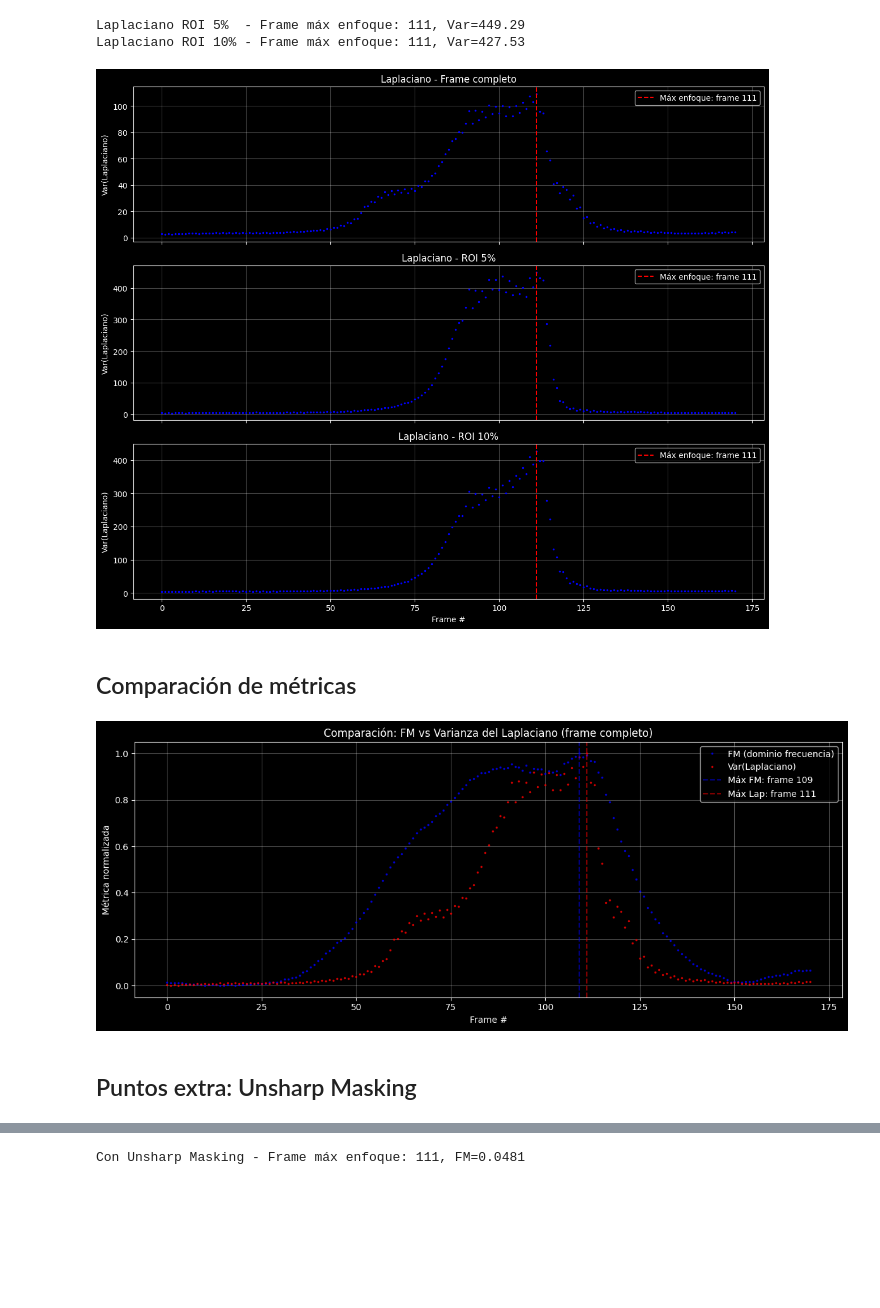
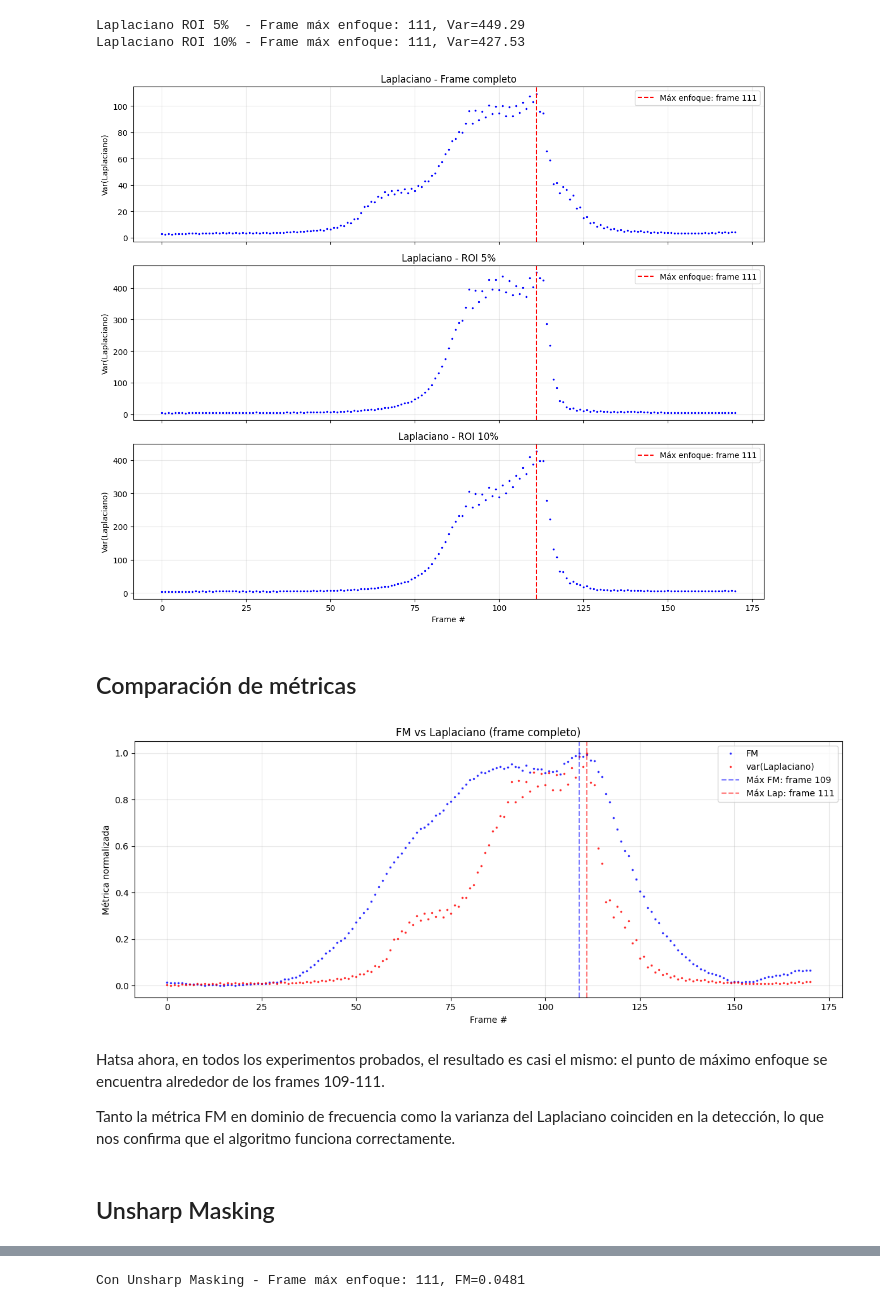
Before and after one commit to jpskobalski/tp_vision_computadora, a Jupyter notebook: tp_2/TP_2.ipynb, the cells around one changed output, grey strips where cells are left out. Cells and saved outputs as stored; diff of their text form; code cells hidden in the pictures; blank space fills up the shorter version.

```diff
--- a/tp_2/TP_2.ipynb
+++ b/tp_2/TP_2.ipynb
@@ -231,11 +230,10 @@ def compute_focus_matrix(frame_gray, rows, cols):
             matrix[i, j] = compute_fm(cell)
     return matrix
 # %%
-grid_configs = [(3, 3), (5, 7), (7, 7)]
+matrix = [(3, 3), (5, 7), (7, 7)]
 
-# Calculamos FM promedio de la matriz para cada frame y cada configuracion
 fm_matrix_results = {}
-for (gr, gc) in grid_configs:
+for (gr, gc) in matrix:
     key = f'{gr}x{gc}'
     fm_means = []
     for frame in frames_gray:
@@ -243,5 +241,5 @@ for (gr, gc) in grid_configs:
         fm_means.append(np.mean(mat))
     fm_matrix_results[key] = fm_means
     max_f, max_v = detect_max_focus(fm_means)
-    print(f'Grilla {key} - Frame máx enfoque: {max_f}, FM medio={max_v:.4f}')
+    print(f'Matriz {key} - Frame máx enfoque: {max_f}, FM medio={max_v:.4f}')
 # %% [output]
@@ -362,30 +354,34 @@ axes[2].grid(True, alpha=0.3)
 plt.tight_layout()
 plt.show()
 # %% [output]
-[figure, old version]
+[figure, new version]
 # %% [markdown]
 ## Comparación de métricas
 # %%
 # Normalizamos ambas metricas para comparar en el mismo grafico
 def normalize(values):
     v = np.array(values)
     return (v - v.min()) / (v.max() - v.min())
 
 fig, ax = plt.subplots(figsize=(12, 5))
-ax.plot(normalize(fm_full), 'b.', markersize=3, label='FM (dominio frecuencia)', alpha=0.7)
-ax.plot(normalize(lap_full), 'r.', markersize=3, label='Var(Laplaciano)', alpha=0.7)
+ax.plot(normalize(fm_full), 'b.', markersize=3, label='FM', alpha=0.7)
+ax.plot(normalize(lap_full), 'r.', markersize=3, label='var(Laplaciano)', alpha=0.7)
 
 ax.axvline(x=max_frame_full, color='b', linestyle='--', alpha=0.5, label=f'Máx FM: frame {max_frame_full}')
 ax.axvline(x=max_frame_lap, color='r', linestyle='--', alpha=0.5, label=f'Máx Lap: frame {max_frame_lap}')
 
 ax.set_xlabel('Frame #')
 ax.set_ylabel('Métrica normalizada')
-ax.set_title('Comparación: FM vs Varianza del Laplaciano (frame completo)')
+ax.set_title('FM vs Laplaciano (frame completo)')
 ax.legend()
 ax.grid(True, alpha=0.3)
 plt.tight_layout()
 plt.show()
 # %% [output]
-[figure, old version]
+[figure, new version]
+# %% [markdown]
+Hatsa ahora, en todos los experimentos probados, el resultado es casi el mismo: el punto de máximo enfoque se encuentra alrededor de los frames 109-111.
+
+Tanto la métrica FM en dominio de frecuencia como la varianza del Laplaciano coinciden en la detección, lo que nos confirma que el algoritmo funciona correctamente.
 # %% [markdown]
-## Puntos extra: Unsharp Masking
+## Unsharp Masking
```
Also changed, not shown: parts of 25 cells of this notebook, 2 other files.
